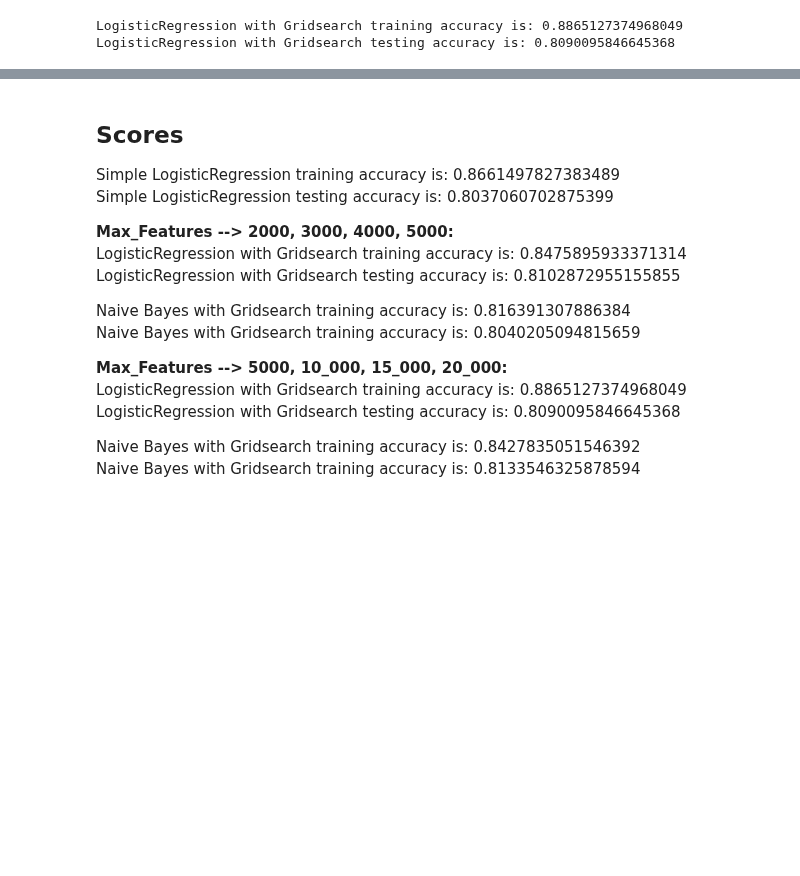
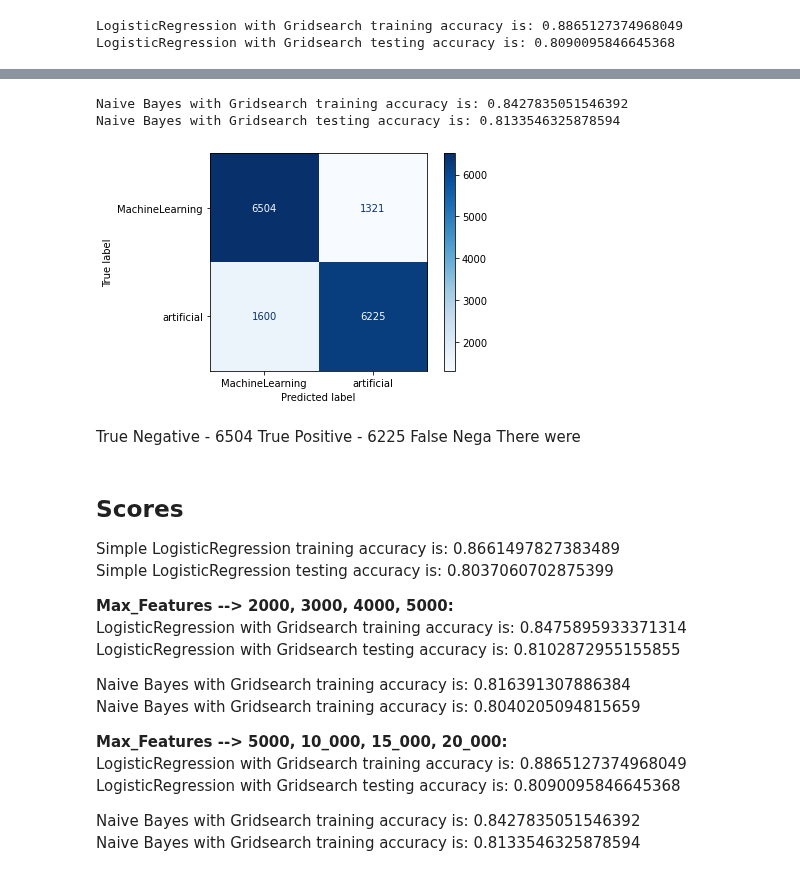
Before and after one commit to amcurley/GA_projects, a Jupyter notebook: Projects/project_3-master/03_title_only.ipynb, the cells around one changed output, grey strips where cells are left out. Saved outputs shown, nothing was run; the diff lists cells and outputs as text; code cells hidden in the pictures; blank space fills up the shorter version.

```diff
--- a/Projects/project_3-master/03_title_only.ipynb
+++ b/Projects/project_3-master/03_title_only.ipynb
@@ -400,4 +464,18 @@ Naive Bayes with Gridsearch training accuracy is: 0.8133546325878594
+# %%
+plot_confusion_matrix(gs_cvec_nb, clean_test_titles, y_test, cmap='Blues', values_format='d');
+print(f"Naive Bayes with Gridsearch training accuracy is: {gs_cvec_nb.score(clean_train_titles, y_train)}")
+print(f"Naive Bayes with Gridsearch testing accuracy is: {gs_cvec_nb.score(clean_test_titles, y_test)}")
+# %% [output]
+Naive Bayes with Gridsearch training accuracy is: 0.8427835051546392
+Naive Bayes with Gridsearch testing accuracy is: 0.8133546325878594
+[figure, added]
+# %% [markdown]
+True Negative - 6504
+True Positive - 6225
+False Nega
+There were
 # %% [markdown]
+<a name="scores"></a>
 ## **Scores**
 
 Simple LogisticRegression training accuracy is: 0.8661497827383489
```
Also changed, not shown: parts of 23 cells of this notebook.
